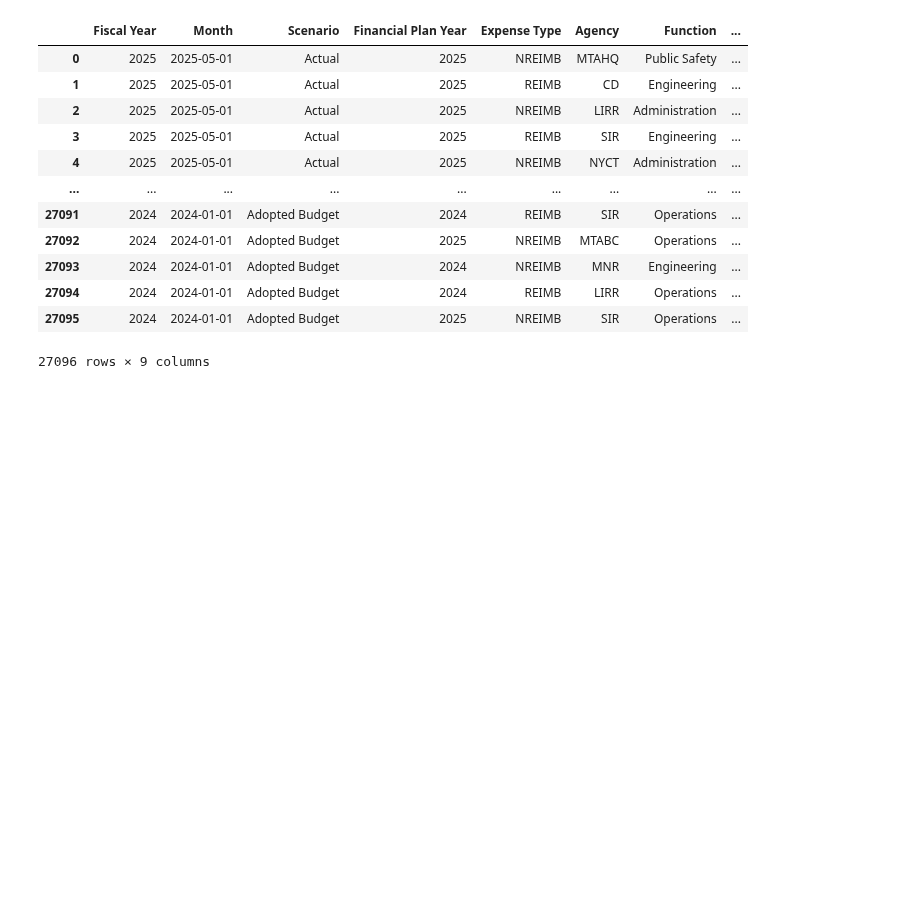
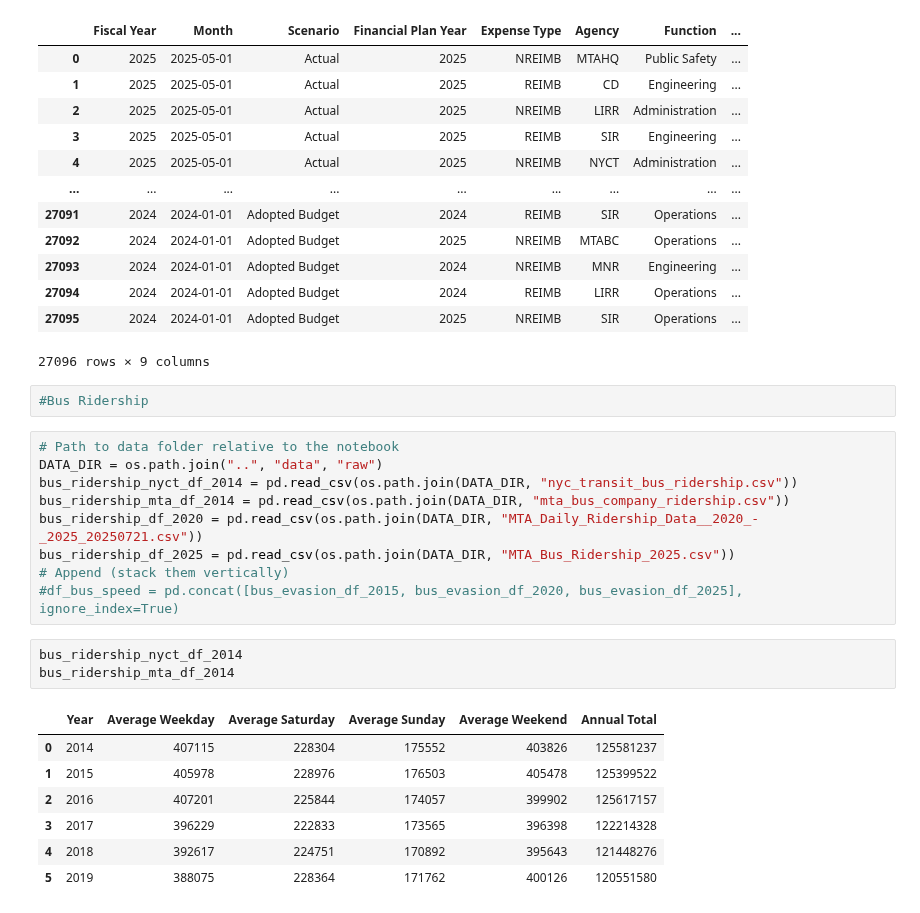
Before and after one commit to djbrown227/fare_evasion, a Jupyter notebook: notebooks/02_data_cleaning.ipynb, the cells around one changed output. Cells and saved outputs as stored; diff of their text form; blank space fills up the shorter version.

```diff
--- a/notebooks/02_data_cleaning.ipynb
+++ b/notebooks/02_data_cleaning.ipynb
@@ -1664,3 +1664,25 @@ bus_emp_df
 | 27094 | 2024 | 2024-01-01 | Adopted Budget | 2024 | REIMB | LIRR | Operations | ... |
 | 27095 | 2024 | 2024-01-01 | Adopted Budget | 2025 | NREIMB | SIR | Operations | ... |
 27096 rows × 9 columns
+# %%
+#Bus Ridership
+# %%
+# Path to data folder relative to the notebook
+DATA_DIR = os.path.join("..", "data", "raw")
+bus_ridership_nyct_df_2014 = pd.read_csv(os.path.join(DATA_DIR, "nyc_transit_bus_ridership.csv"))
+bus_ridership_mta_df_2014 = pd.read_csv(os.path.join(DATA_DIR, "mta_bus_company_ridership.csv"))
+bus_ridership_df_2020 = pd.read_csv(os.path.join(DATA_DIR, "MTA_Daily_Ridership_Data__2020_-_2025_20250721.csv"))
+bus_ridership_df_2025 = pd.read_csv(os.path.join(DATA_DIR, "MTA_Bus_Ridership_2025.csv"))
+# Append (stack them vertically)
+#df_bus_speed = pd.concat([bus_evasion_df_2015, bus_evasion_df_2020, bus_evasion_df_2025], ignore_index=True)
+# %%
+bus_ridership_nyct_df_2014
+bus_ridership_mta_df_2014
+# %% [output]
+|  | Year | Average Weekday | Average Saturday | Average Sunday | Average Weekend | Annual Total |
+| 0 | 2014 | 407115 | 228304 | 175552 | 403826 | 125581237 |
+| 1 | 2015 | 405978 | 228976 | 176503 | 405478 | 125399522 |
+| 2 | 2016 | 407201 | 225844 | 174057 | 399902 | 125617157 |
+| 3 | 2017 | 396229 | 222833 | 173565 | 396398 | 122214328 |
+| 4 | 2018 | 392617 | 224751 | 170892 | 395643 | 121448276 |
+| 5 | 2019 | 388075 | 228364 | 171762 | 400126 | 120551580 |
```
Also changed, not shown: parts of 3 cells of this notebook, 3 other files.
